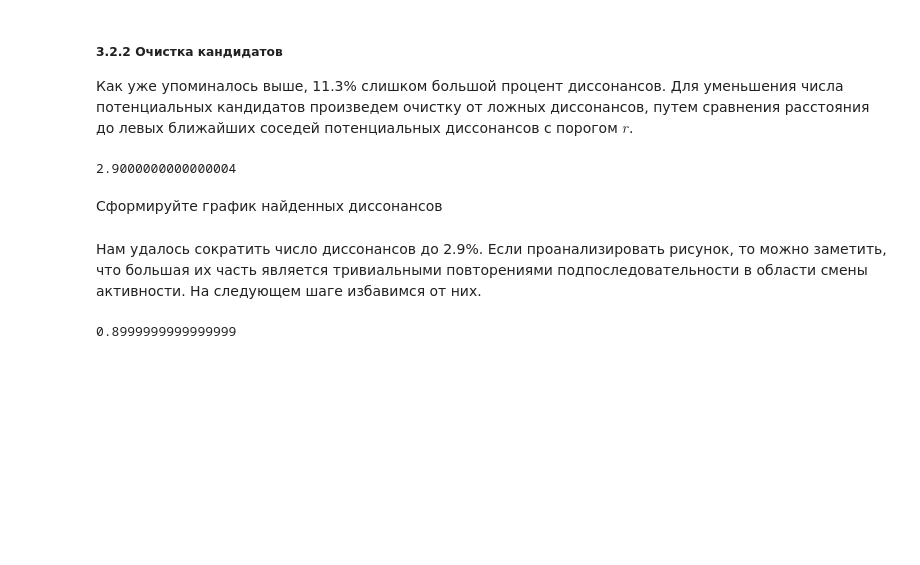
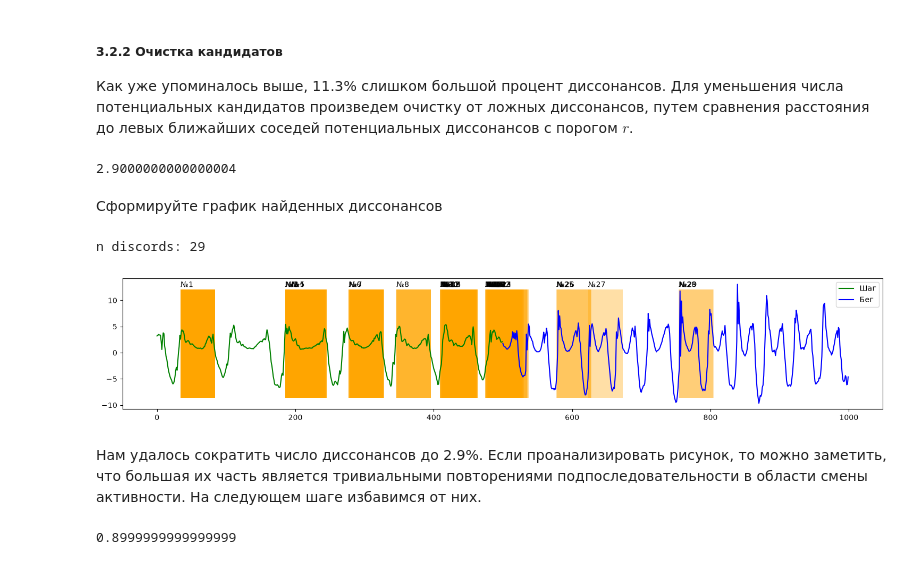
Before and after one commit to SconeScone/2026_Belonogova_TimeSeriesCourse, a Jupyter notebook: practice/03 Discords/03 Discords.ipynb, the cells around one changed output. Cells and saved outputs as stored; diff of their text form; code cells hidden in the pictures; blank space fills up the shorter version.

```diff
--- a/practice/03 Discords/03 Discords.ipynb
+++ b/practice/03 Discords/03 Discords.ipynb
@@ -292,7 +359,11 @@ len(cands)/len(data)*100
 # %% [markdown]
 Сформируйте график найденных диссонансов
 # %%
-# INSERT YOUR CODE
+print(f"n discords: {len(cands)}")
+plot322(data, m, cands)
+# %% [output]
+n discords: 29
+[figure, added]
 # %% [markdown]
 Нам удалось сократить число диссонансов до 2.9%. Если проанализировать рисунок, то можно заметить, что большая их часть является тривиальными повторениями подпоследовательности в области смены активности. На следующем шаге избавимся от них.
 # %%
```
Also changed, not shown: parts of 25 cells of this notebook, 2 other files.
